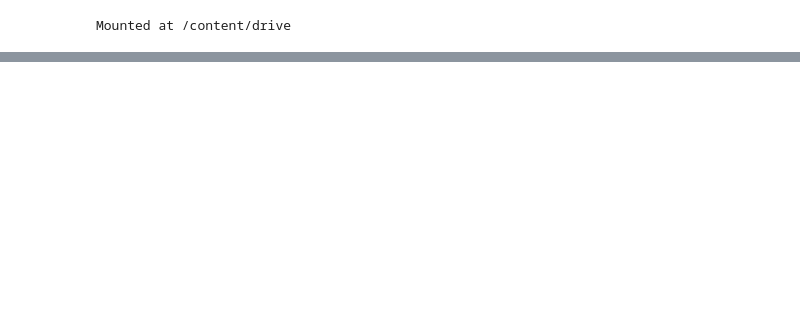
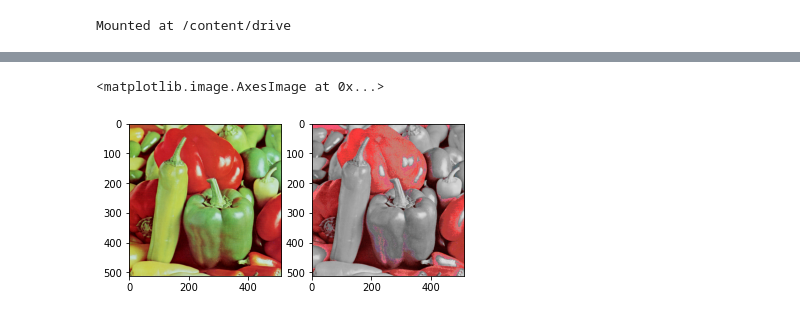
Before and after one commit to wulanwidiasari/PVCK_Genap_2022, a Jupyter notebook: Week03.ipynb, the cells around one changed output, grey strips where cells are left out. Saved outputs shown, nothing was run; the diff lists cells and outputs as text; code cells hidden in the pictures; blank space fills up the shorter version.

```diff
--- a/Week03.ipynb
+++ b/Week03.ipynb
@@ -46,0 +154,19 @@ NameError: ignored
+# %%
+original = cv.imread('/content/drive/MyDrive/Images/peppers.tiff')
+original = cv.cvtColor(original, cv.COLOR_BGR2RGB)
+
+lower_range = np.array([0,0,0])
+upper_range = np.array([255,110,120])
+mask = cv.inRange(original,lower_range,upper_range)
+result = cv.bitwise_and(original,original,mask = mask)
+
+bw = cv.cvtColor(original,cv.COLOR_BGR2GRAY)
+bw_bgr = cv.cvtColor(bw,cv.COLOR_GRAY2BGR)
+result2 = cv.bitwise_or(bw_bgr,result)
+
+fix, ax = plt.subplots(1, 2)
+ax[0].imshow(original)
+ax[1].imshow(result2)
+# %% [output]
+<matplotlib.image.AxesImage at 0x...>
+[figure, added]
```
Also changed, not shown: parts of 7 cells of this notebook.
